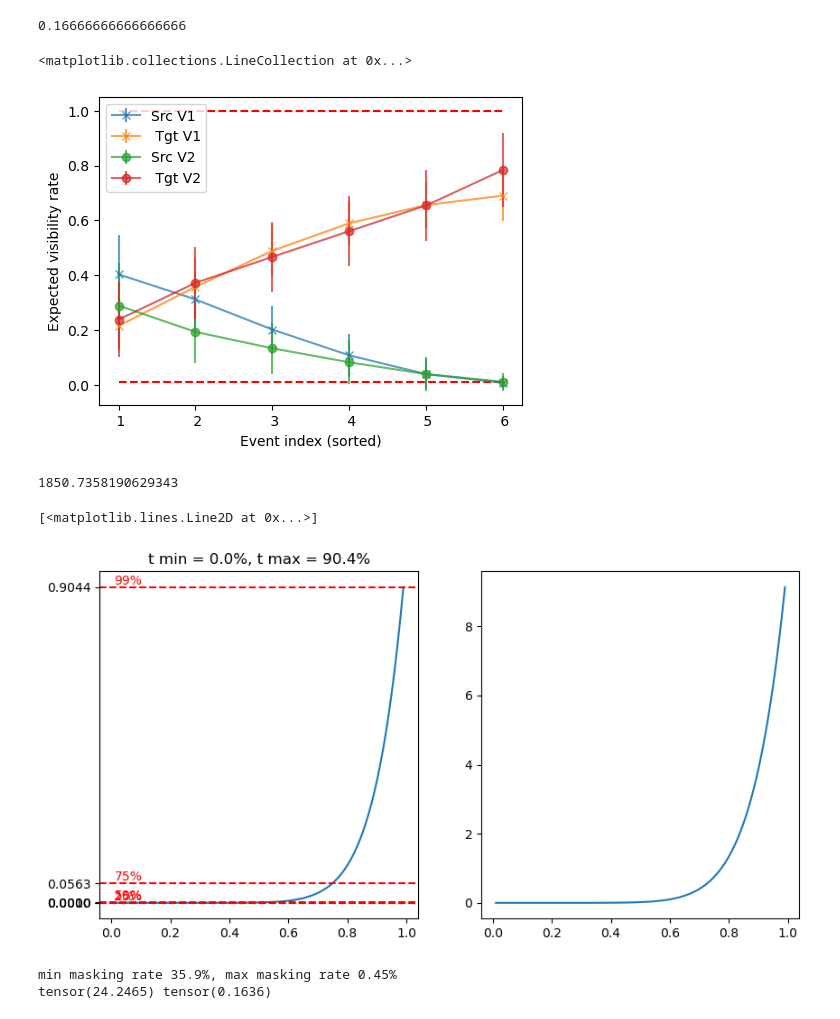
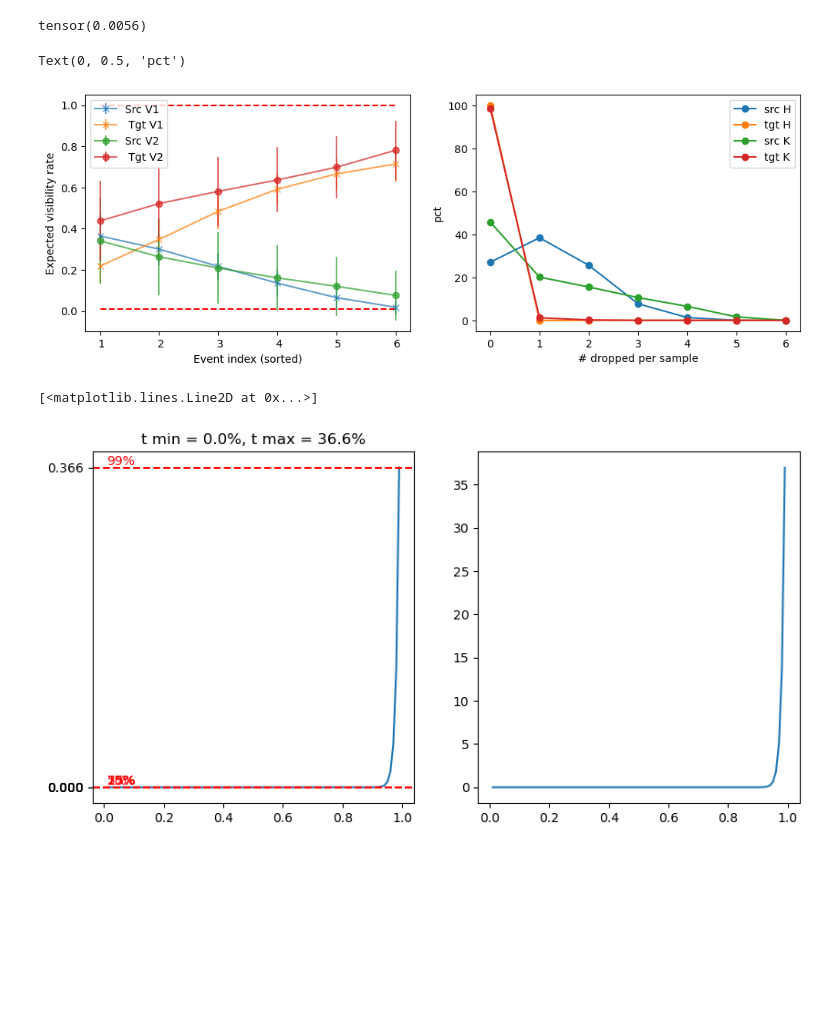
Before and after one commit to jthuemmel/thesis, a Jupyter notebook: simplify.ipynb, the cells around one changed output. Cells and saved outputs as stored; diff of their text form; code cells hidden in the pictures; blank space fills up the shorter version.

```diff
--- a/simplify.ipynb
+++ b/simplify.ipynb
@@ -68,19 +66,19 @@ class MultinomialMasking(torch.nn.Module):
         self.world = world
         self.objective = objective
 
-        #schedule
-        self.src_rates = StableKumaraswamy(c0=objective.c0_src, c1=objective.c1_src)
-        self.tgt_rates = StableKumaraswamy(c0=objective.c0_tgt, c1=objective.c1_tgt)
-        self.prior = StableKumaraswamy(c0=objective.c0_prior, c1= objective.c1_prior)
-
-        # attributes
-        self.k_min = default(objective.k_min, 1)
-        self.k_max = default(objective.k_max, world.num_tokens)
-
         # Events
         assert all([d in world.flat_token_pattern for d in objective.event_dims]), 'event dims not in token pattern'
         self.num_events = torch.tensor([world.token_sizes[d] for d in objective.event_dims]).prod()
         self.event_pattern = f'({" ".join(objective.event_dims)})'
+
+        #schedule
+        self.src_rates = StableKumaraswamy(c0=objective.c0_src, c1=objective.c1_src)
+        self.tgt_rates = StableKumaraswamy(c0=objective.c0_tgt, c1=objective.c1_tgt)
+        self.prior = StableKumaraswamy(c0= objective.c0_prior, c1= objective.c1_prior)
+
+        # attributes
+        self.k_min = default(objective.k_min, 2)
+        self.k_max = default(objective.k_max, world.num_tokens)
 
     def expand_events(self, *args):
         return einops.repeat(
@@ -106,8 +104,4 @@ class MultinomialMasking(torch.nn.Module):
         # sample indices
         src = torch.multinomial(psrc, self.k_from_rates(r_src), generator=rng)
         tgt = torch.multinomial(ptgt, self.k_from_rates(r_tgt), generator = rng)
-        return src, tgt, None, None
+        return src, tgt, _, _
-# %%
-0.5/3
-# %% [output]
-0.16666666666666666
@@ -118,63 +108,76 @@ c =1536/2304
 # %%
-hm = HeuristicMasking(world, objective=ObjectiveConfig( c1_prior=0.3, c1_src=b, c0_src=a, c1_tgt=c, c0_tgt=b))
+world = WorldConfig(field_sizes={"v": 9, "t": 36, "h": 64, "w": 120}, patch_sizes={'vv': 1, 'tt': 6, 'hh': 4, 'ww': 4}, batch_size=1)
+
+hm = HeuristicMasking(world, objective=ObjectiveConfig( c1_prior=0.2, c1_src= 784 / 2304, c0_src=64/ 2304, c1_tgt=1536/2304, c0_tgt=784/2304))
 N = world.num_tokens // world.token_sizes['t']
 srcs, tgts = [], []
+#overlap = []
 for _ in range(1000):
     src, tgt, _, _ = hm((1,))
     sm = torch.unravel_index(src, world.token_shape)[1].squeeze().bincount(minlength=6) / N
     tm = torch.unravel_index(tgt, world.token_shape)[1].squeeze().bincount(minlength=6) / N
     srcs.append(sm)
+    #overlap.append(len({x for x in src.squeeze()}.intersection({x for x in tgt.squeeze()})))
     tgts.append(tm)
 srcs = torch.stack(srcs)
 tgts = torch.stack(tgts)
-
+#print(sum(overlap)/1000)
 rsrc_hm = srcs.sort(dim=1, descending=True).values
 rtgt_hm = tgts.sort(dim=1, descending=False).values
 
 mm = MultinomialMasking(world,
-                        objective=ObjectiveConfig(c1_prior=0.05,
-                                                  c1_src=1.6, c0_src=24, c1_tgt=6, c0_tgt=32,
-                                                  event_dims=['t', 'v']))
-
+                        objective=ObjectiveConfig(c1_prior= 1 / 180,
+                                                  c1_src=1., c0_src=4., c1_tgt=4, c0_tgt=4,
+                                                  event_dims=['v', 't']))
+print(mm.prior.c1)
 srcs, tgts = [], []
+#overlap = []
 for _ in range(1000):
     src, tgt, _, _ = mm((1,))
     sm = torch.unravel_index(src, world.token_shape)[1].squeeze().bincount(minlength=6) / N
     tm = torch.unravel_index(tgt, world.token_shape)[1].squeeze().bincount(minlength=6) / N
     srcs.append(sm)
     tgts.append(tm)
+    #overlap.append(len({x for x in src.squeeze()}.intersection({x for x in tgt.squeeze()})))
+
+#print(sum(overlap)/1000)
 srcs = torch.stack(srcs)
 tgts = torch.stack(tgts)
 
 rsrc_mm = srcs.sort(dim=1, descending=True).values
 rtgt_mm = tgts.sort(dim=1, descending=False).values
 
 plt.figure(figsize=(12,4))
 plt.subplot(121)
 plt.errorbar(x = torch.arange(6), y = rsrc_hm.mean(dim=0), yerr=rsrc_hm.std(dim=0), fmt='x-', label='Src V1', alpha=0.7)
 plt.errorbar(x = torch.arange(6), y = rtgt_hm.mean(dim=0), yerr=rtgt_hm.std(dim=0), fmt='x-', label=' Tgt V1', alpha=0.7)
 plt.hlines(0.01, 0, 5, colors='red', linestyles='dashed')
 
 plt.errorbar(x = torch.arange(6), y = rsrc_mm.mean(dim=0), yerr=rsrc_mm.std(dim=0), fmt='o-', label='Src V2', alpha=0.7)
 plt.errorbar(x = torch.arange(6), y = rtgt_mm.mean(dim=0), yerr=rtgt_mm.std(dim=0), fmt='o-', label=' Tgt V2', alpha=0.7)
 
 plt.ylabel('Expected visibility rate')
 plt.xticks(ticks= torch.arange(6), labels= [f' {i+1}' for i in range(6)])
 plt.xlabel('Event index (sorted)')
 plt.legend()
 plt.hlines(1, 0, 5, colors='red', linestyles='dashed')
+
+plt.subplot(122)
+plt.plot((rsrc_hm == 0).sum(1).bincount(minlength=7) / 10, 'o-',label = 'src H')
+plt.plot((rtgt_hm == 0).sum(1).bincount(minlength=7) / 10, 'o-',label = 'tgt H')
+plt.plot((rsrc_mm == 0).sum(1).bincount(minlength=7) / 10, 'o-',label = 'src K')
+plt.plot((rtgt_mm == 0).sum(1).bincount(minlength=7) / 10, 'o-',label = 'tgt K')
+plt.legend()
+plt.xlabel('# dropped per sample')
+plt.ylabel('pct')
 # %% [output]
-<matplotlib.collections.LineCollection at 0x...>
+tensor(0.0056)
+Text(0, 0.5, 'pct')
-[figure, old version]
+[figure, new version]
-# %%
-c1tgt = 10
-c0tgt = 30
-# %% [output]
-1850.7358190629343
 # %%
 eps = 1e-2
 u = torch.linspace(eps, 1 - eps,101)
-c1 = 0.1
+c1 = 0.01
 c0 = 1
 
 k_min = 0
@@ -200,10 +203,4 @@ plt.subplot(1,2,2)
 plt.plot(u, km.quantile_dt(u))
 # %% [output]
 [<matplotlib.lines.Line2D at 0x...>]
-[figure, old version]
+[figure, new version]
-# %%
-print(f"min masking rate {100*t.max()/k_max:.1f}%, max masking rate {100*t.min()/k_max:.2f}%")
-print(km.quantile_dt(u).max(), km.quantile_dt(u).min())
-# %% [output]
-min masking rate 35.9%, max masking rate 0.45%
-tensor(24.2465) tensor(0.1636)
```
Also changed, not shown: parts of 9 cells of this notebook, 2 other files.
